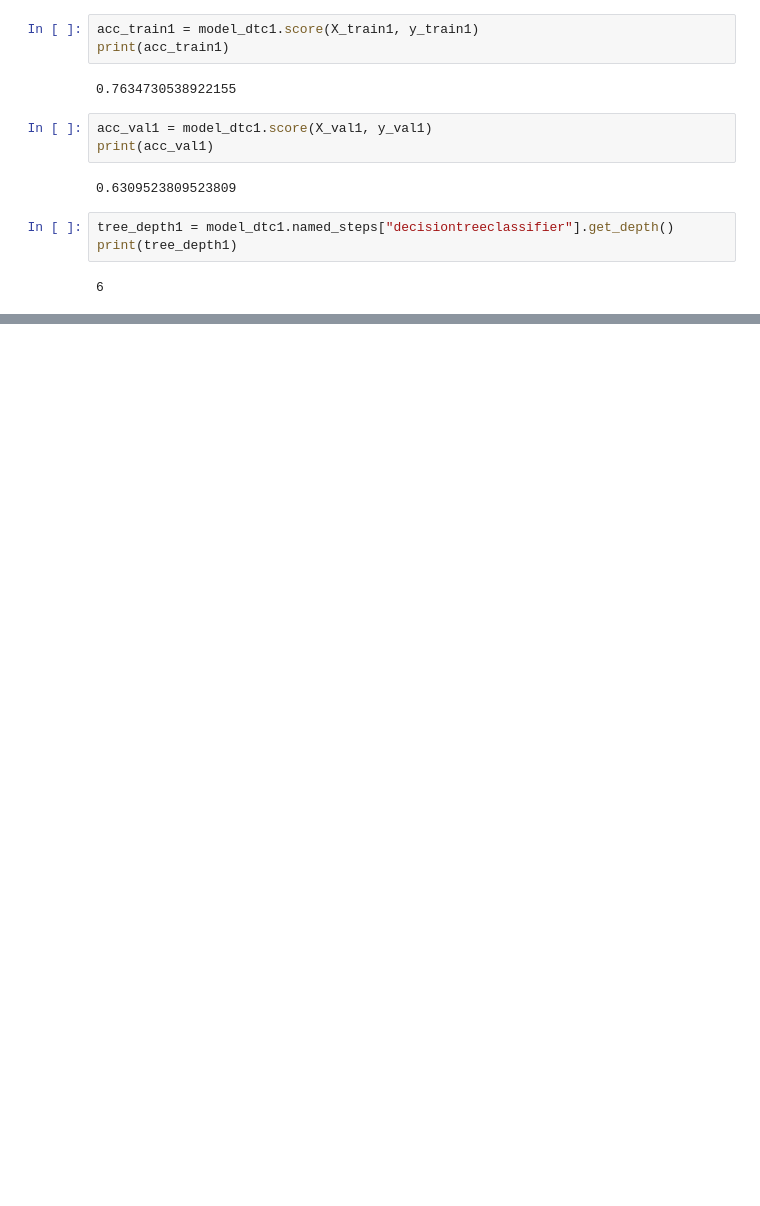
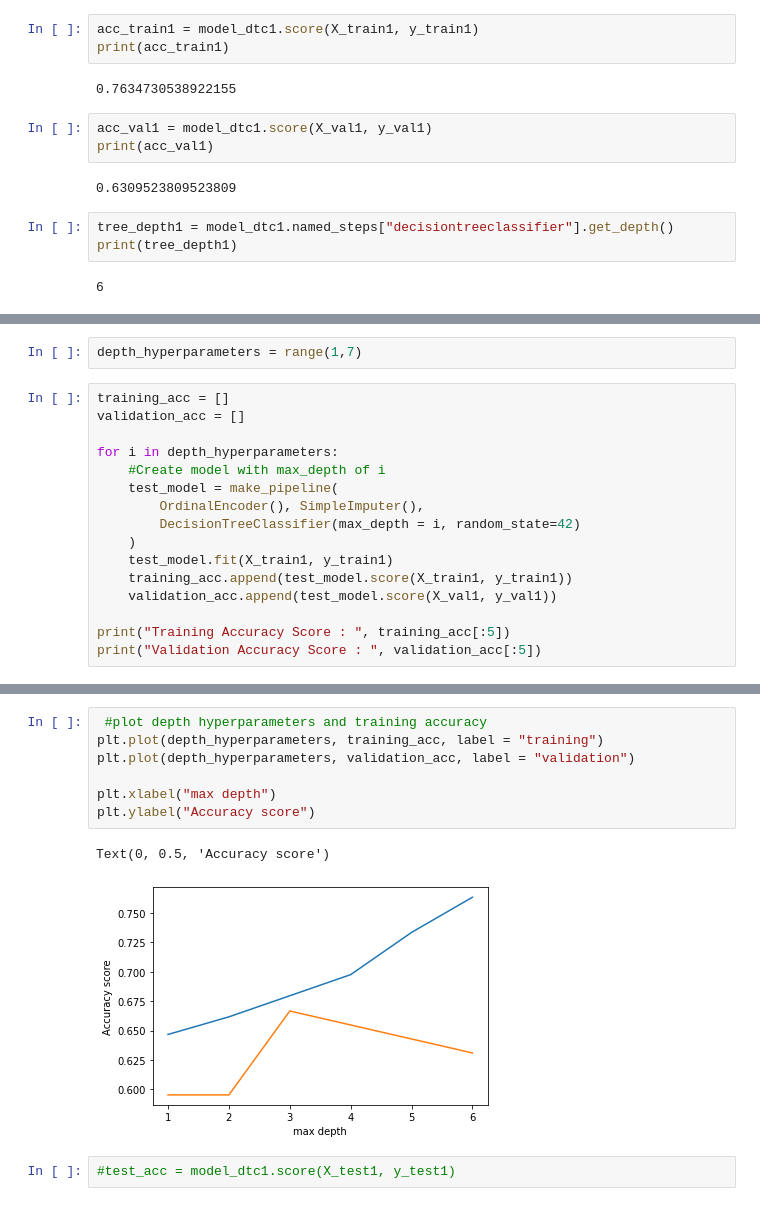
Before and after one commit to Ubaid-Ur-RehmanJ/kaggle-projects, a Jupyter notebook: titanic-classification.ipynb, the cells around one changed output, grey strips where cells are left out. Saved outputs shown, nothing was run; the diff lists cells and outputs as text; blank space fills up the shorter version.

Commit message:
Kaggle Notebook | titanic-classification | Version 4 | DecisionTreeClassifier with hyperparametere

```diff
--- a/titanic-classification.ipynb
+++ b/titanic-classification.ipynb
@@ -422,0 +431,18 @@ print(tree_depth1)
+# %%
+depth_hyperparameters = range(1,7)
+# %%
+training_acc = []
+validation_acc = []
+
+for i in depth_hyperparameters:
+    #Create model with max_depth of i
+    test_model = make_pipeline(
+        OrdinalEncoder(), SimpleImputer(),
+        DecisionTreeClassifier(max_depth = i, random_state=42)
+    )
+    test_model.fit(X_train1, y_train1)
+    training_acc.append(test_model.score(X_train1, y_train1))
+    validation_acc.append(test_model.score(X_val1, y_val1))
+
+print("Training Accuracy Score : ", training_acc[:5])
+print("Validation Accuracy Score : ", validation_acc[:5])
@@ -422,0 +458,12 @@ print(tree_depth1)
+# %%
+ #plot depth hyperparameters and training accuracy
+plt.plot(depth_hyperparameters, training_acc, label = "training")
+plt.plot(depth_hyperparameters, validation_acc, label = "validation")
+
+plt.xlabel("max depth")
+plt.ylabel("Accuracy score")
+# %% [output]
+Text(0, 0.5, 'Accuracy score')
+[figure, added]
+# %%
+#test_acc = model_dtc1.score(X_test1, y_test1)
```
Also changed, not shown: parts of 7 cells of this notebook.
